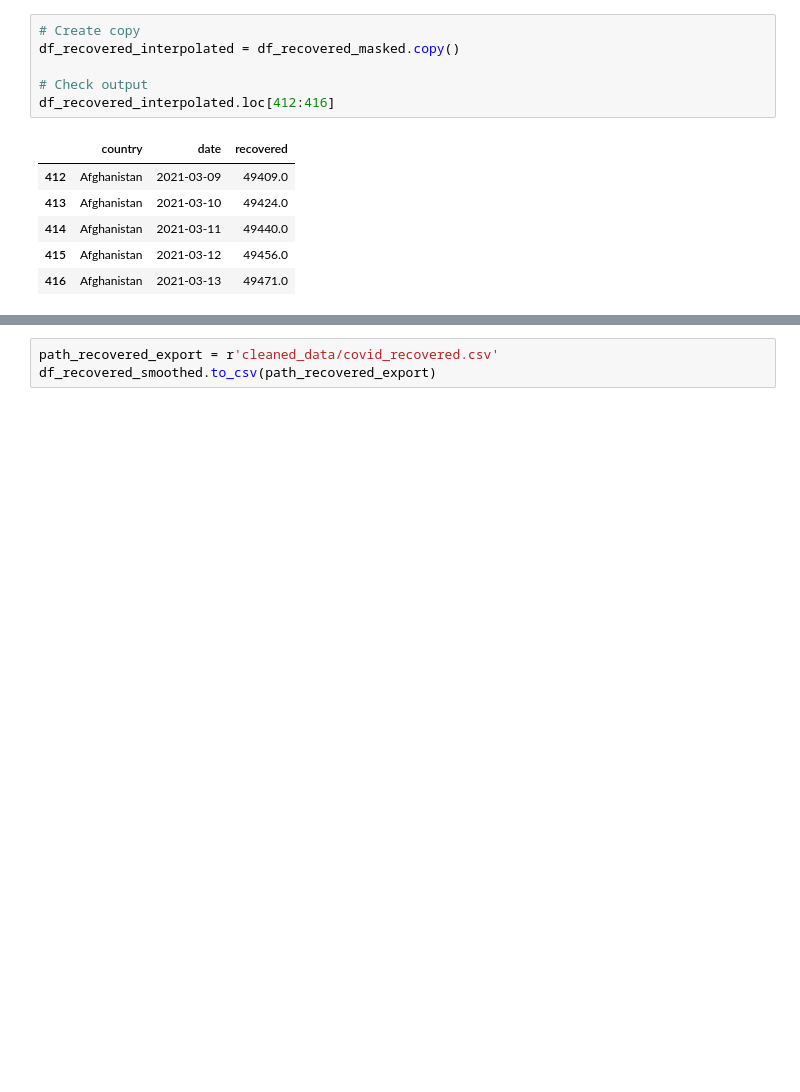
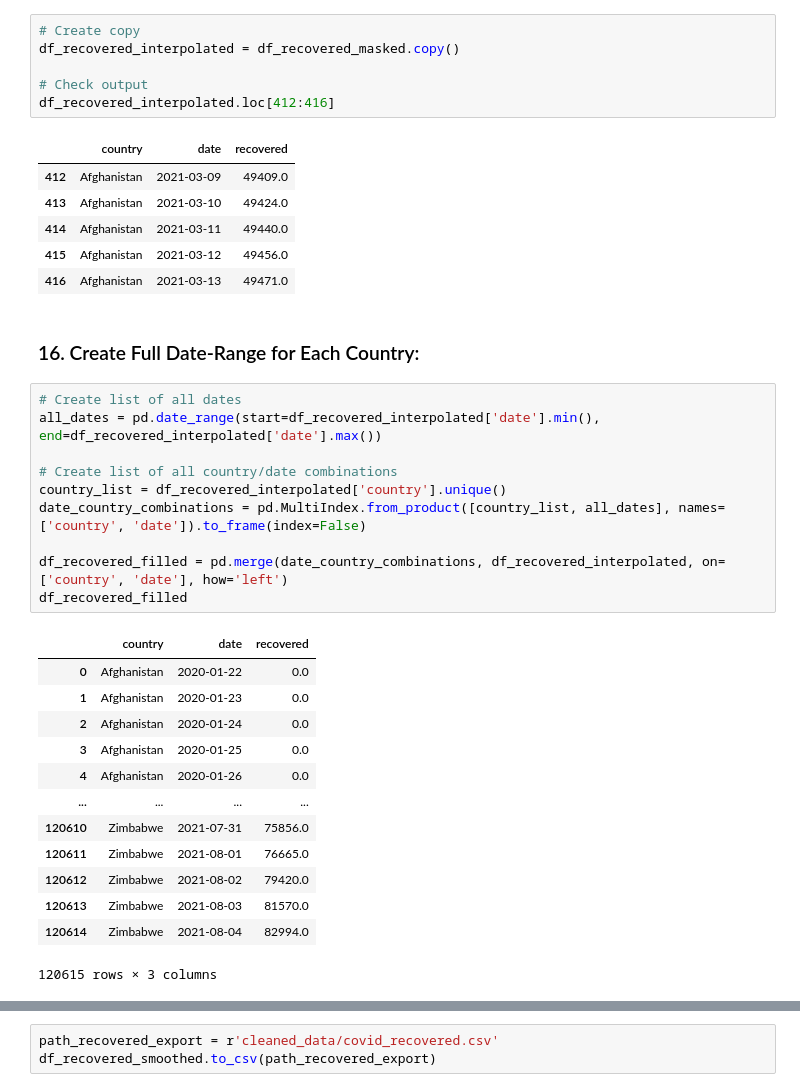
Before and after one commit to jamesinjune/COVID_19_Across_the_World, a Jupyter notebook: notebooks/COVID19_Datasets_Cleaning.ipynb, the cells around one changed output, grey strips where cells are left out. Cells and saved outputs as stored; diff of their text form; blank space fills up the shorter version.

```diff
--- a/notebooks/COVID19_Datasets_Cleaning.ipynb
+++ b/notebooks/COVID19_Datasets_Cleaning.ipynb
@@ -1552,4 +1552,30 @@ df_recovered_interpolated.loc[412:416]
 | 414 | Afghanistan | 2021-03-11 | 49440.0 |
 | 415 | Afghanistan | 2021-03-12 | 49456.0 |
 | 416 | Afghanistan | 2021-03-13 | 49471.0 |
+# %% [markdown]
+### 16. Create Full Date-Range for Each Country:
+# %%
+# Create list of all dates
+all_dates = pd.date_range(start=df_recovered_interpolated['date'].min(), end=df_recovered_interpolated['date'].max())
+
+# Create list of all country/date combinations
+country_list = df_recovered_interpolated['country'].unique()
+date_country_combinations = pd.MultiIndex.from_product([country_list, all_dates], names=['country', 'date']).to_frame(index=False)
+
+df_recovered_filled = pd.merge(date_country_combinations, df_recovered_interpolated, on=['country', 'date'], how='left')
+df_recovered_filled
+# %% [output]
+|  | country | date | recovered |
+| 0 | Afghanistan | 2020-01-22 | 0.0 |
+| 1 | Afghanistan | 2020-01-23 | 0.0 |
+| 2 | Afghanistan | 2020-01-24 | 0.0 |
+| 3 | Afghanistan | 2020-01-25 | 0.0 |
+| 4 | Afghanistan | 2020-01-26 | 0.0 |
+| ... | ... | ... | ... |
+| 120610 | Zimbabwe | 2021-07-31 | 75856.0 |
+| 120611 | Zimbabwe | 2021-08-01 | 76665.0 |
+| 120612 | Zimbabwe | 2021-08-02 | 79420.0 |
+| 120613 | Zimbabwe | 2021-08-03 | 81570.0 |
+| 120614 | Zimbabwe | 2021-08-04 | 82994.0 |
+120615 rows × 3 columns
 # %% [markdown]
```
Also changed, not shown: parts of 13 cells of this notebook.
